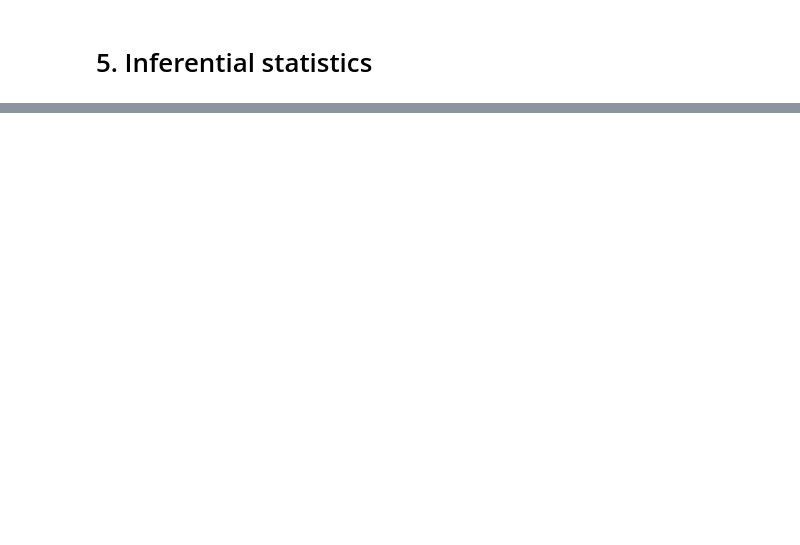
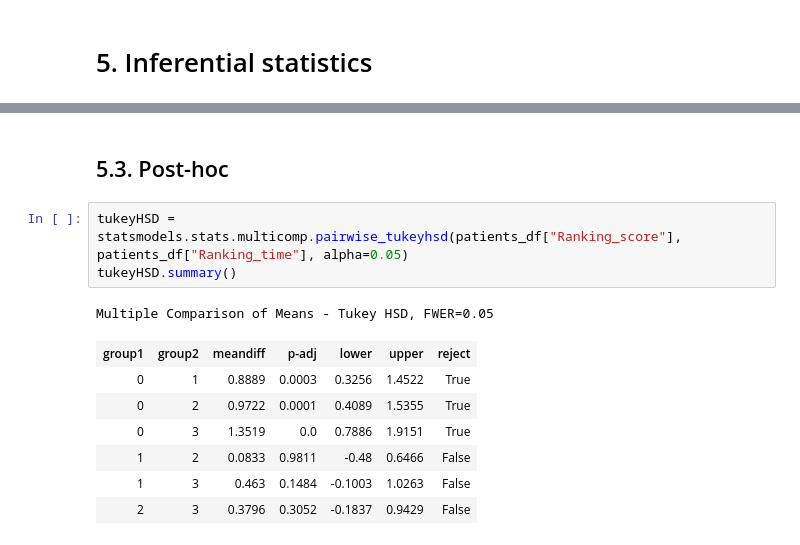
Before and after one commit to LudovicGardy/epicea_epilepsy, a Jupyter notebook: Epicea_2022.ipynb, the cells around one changed output, grey strips where cells are left out. Saved outputs shown, nothing was run; the diff lists cells and outputs as text; blank space fills up the shorter version.

```diff
--- a/Epicea_2022.ipynb
+++ b/Epicea_2022.ipynb
@@ -108,0 +163,14 @@ sm.stats.anova_lm(model, typ=2)
+# %% [markdown]
+## 5.3. Post-hoc
+# %%
+tukeyHSD = statsmodels.stats.multicomp.pairwise_tukeyhsd(patients_df["Ranking_score"], patients_df["Ranking_time"], alpha=0.05)
+tukeyHSD.summary()
+# %% [output]
+Multiple Comparison of Means - Tukey HSD, FWER=0.05
+| group1 | group2 | meandiff | p-adj | lower | upper | reject |
+| 0 | 1 | 0.8889 | 0.0003 | 0.3256 | 1.4522 | True |
+| 0 | 2 | 0.9722 | 0.0001 | 0.4089 | 1.5355 | True |
+| 0 | 3 | 1.3519 | 0.0 | 0.7886 | 1.9151 | True |
+| 1 | 2 | 0.0833 | 0.9811 | -0.48 | 0.6466 | False |
+| 1 | 3 | 0.463 | 0.1484 | -0.1003 | 1.0263 | False |
+| 2 | 3 | 0.3796 | 0.3052 | -0.1837 | 0.9429 | False |
```
Also changed, not shown: parts of 11 cells of this notebook.
